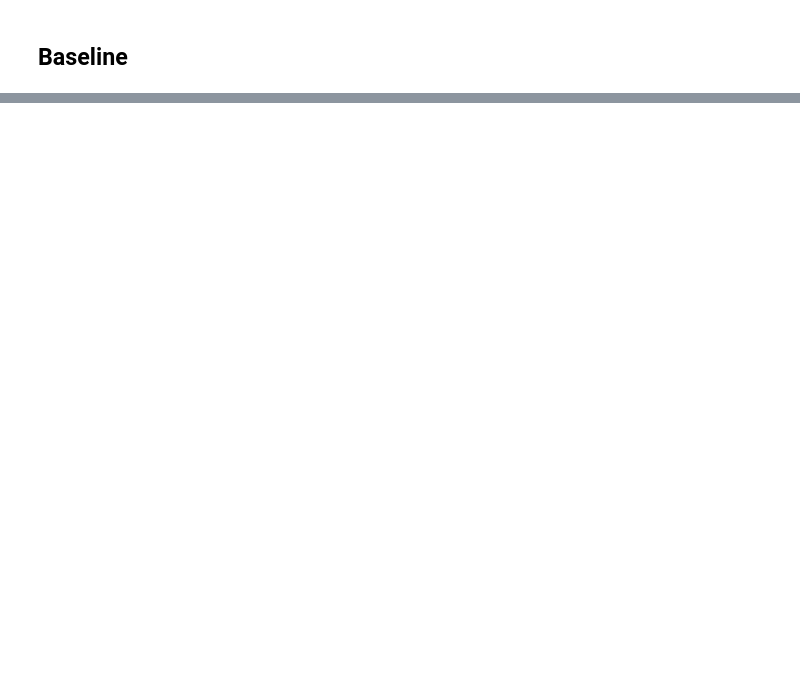
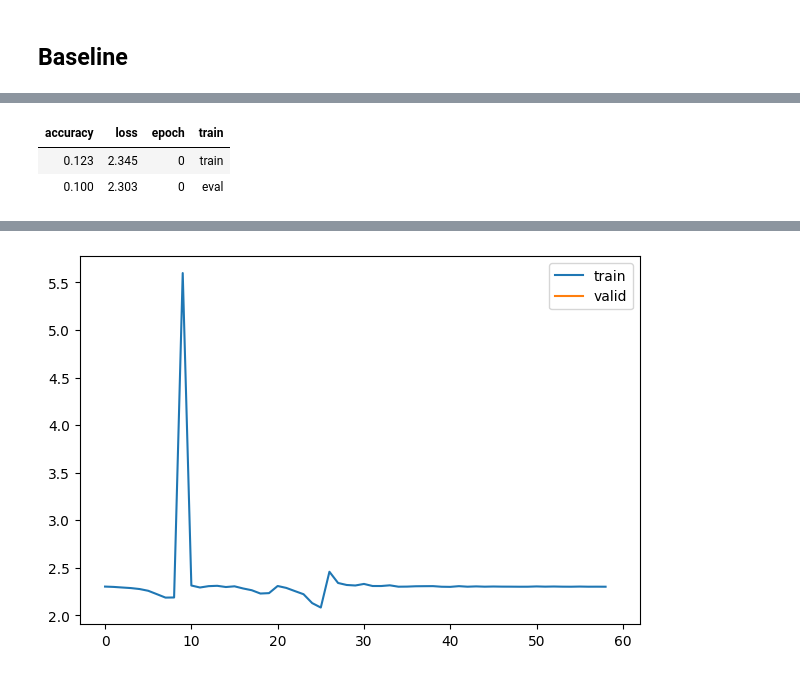
Before and after one commit to mtm-007/Deep-Learing-from-the-foundation-and-GEN_AI, a Jupyter notebook: hooks.ipynb, the cells around one changed output, grey strips where cells are left out. Saved outputs shown, nothing was run; the diff lists cells and outputs as text; code cells hidden in the pictures; blank space fills up the shorter version.

```diff
--- a/hooks.ipynb
+++ b/hooks.ipynb
@@ -81,0 +155,6 @@ learn = fit(nn.Sequential(*cnn_layers()))
+# %%
+fit(model);
+# %% [output]
+| accuracy | loss | epoch | train |
+| 0.123 | 2.345 | 0 | train |
+| 0.100 | 2.303 | 0 | eval |
@@ -81,0 +169 @@ learn = fit(nn.Sequential(*cnn_layers()))
+[figure, added]
```
Also changed, not shown: parts of 22 cells of this notebook, 2 other files.
